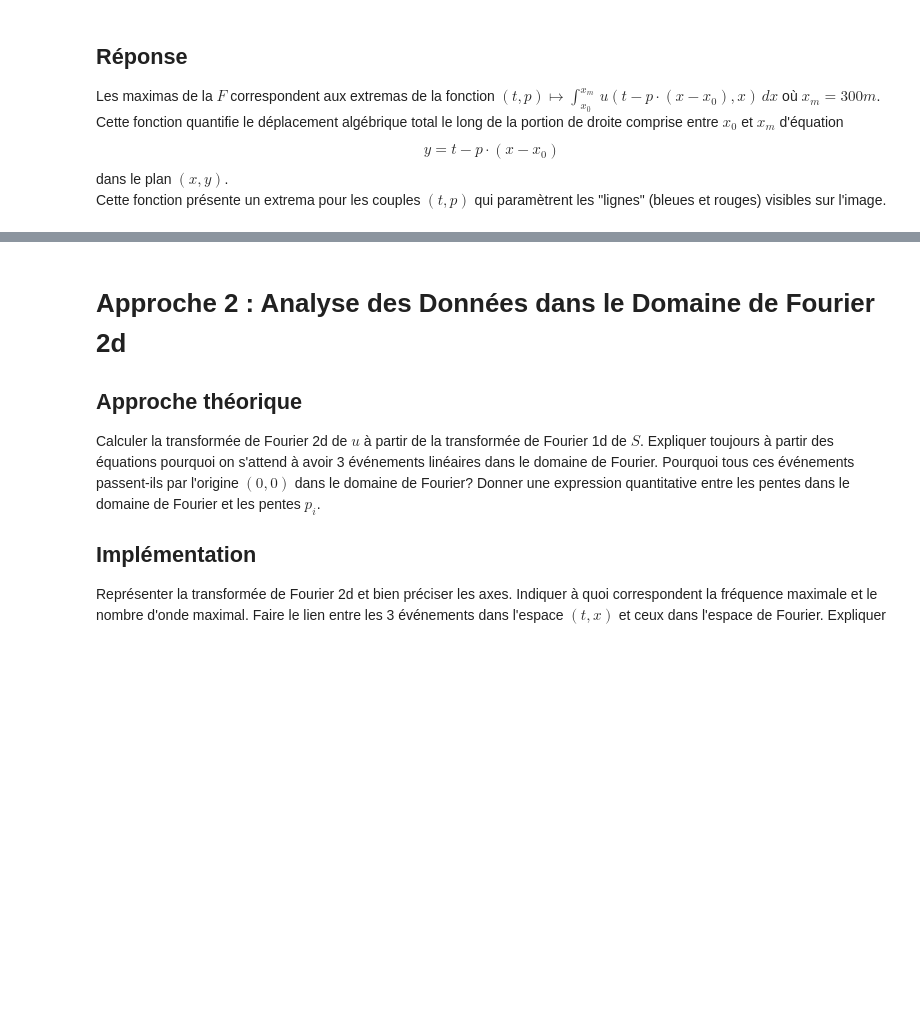
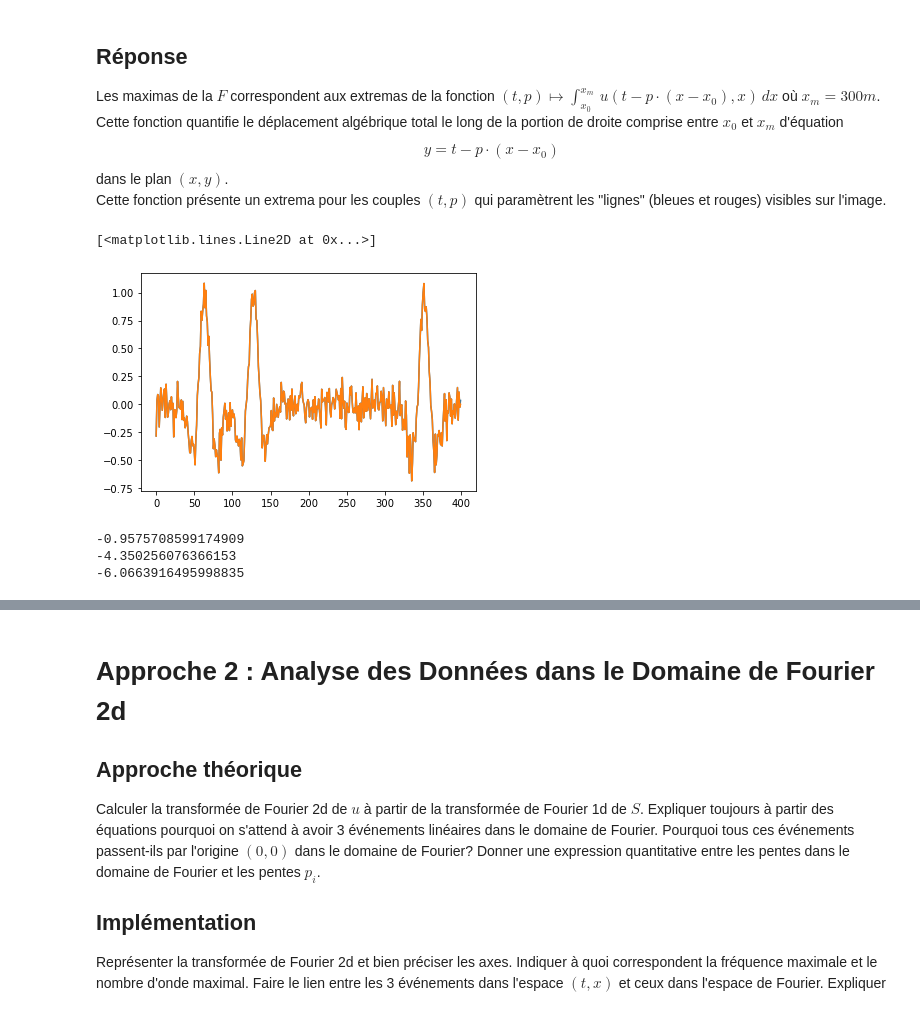
Before and after one commit to 21pili/tds, a Jupyter notebook: mini_projet_groupe1.ipynb, the cells around one changed output, grey strips where cells are left out. Drawn from its saved outputs; the diff is of its cells as text; code cells hidden in the pictures; blank space fills up the shorter version.

```diff
--- a/mini_projet_groupe1.ipynb
+++ b/mini_projet_groupe1.ipynb
@@ -306,0 +303,30 @@ def F(t,p):
+# %%
+def u_inter(t,x):
+    alpha = x/dx
+    beta = t/dt
+    nx = int(x/dx)
+    nt = int(t/dt)
+    a = alpha - nx
+    b = beta - nt
+    try:
+        res = 0.5 * ((1-a)*gpanel[nt,nx] + a*gpanel[nt+1,nx] + (1-b)*gpanel[nt,nx] + b*gpanel[nt,nx+1])
+    except IndexError:
+        return 0
+    return res
+# %%
+def u(t,x):
+    nx = int(x/dx)
+    nt = int(t/dt)
+    try:
+        res = gpanel[nt,nx]
+    except IndexError:
+        return 0
+    return res
+# %%
+trace0_inter = [u_inter(t,0) for t in at]
+trace0 = [u(t,0) for t in at]
+plt.plot(trace0)
+plt.plot(trace0_inter)
+# %% [output]
+[<matplotlib.lines.Line2D at 0x...>]
+[figure, added]
@@ -306,0 +337,8 @@ def F(t,p):
+# %%
+print(F((at[t_p1],p1)))
+print(F((at[t_p2],p2)))
+print(F((at[t_p3],p3)))
+# %% [output]
+-0.9575708599174909
+-4.350256076366153
+-6.0663916495998835
```
Also changed, not shown: parts of 9 cells of this notebook.
